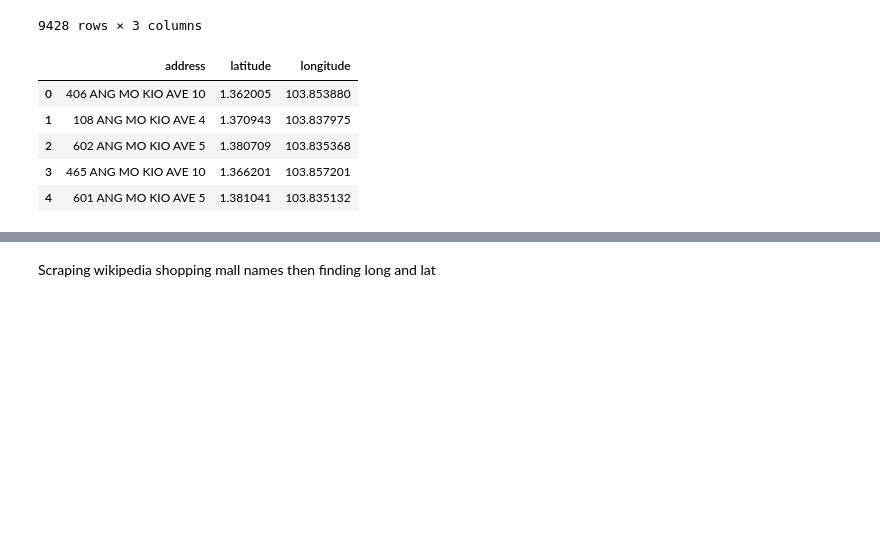
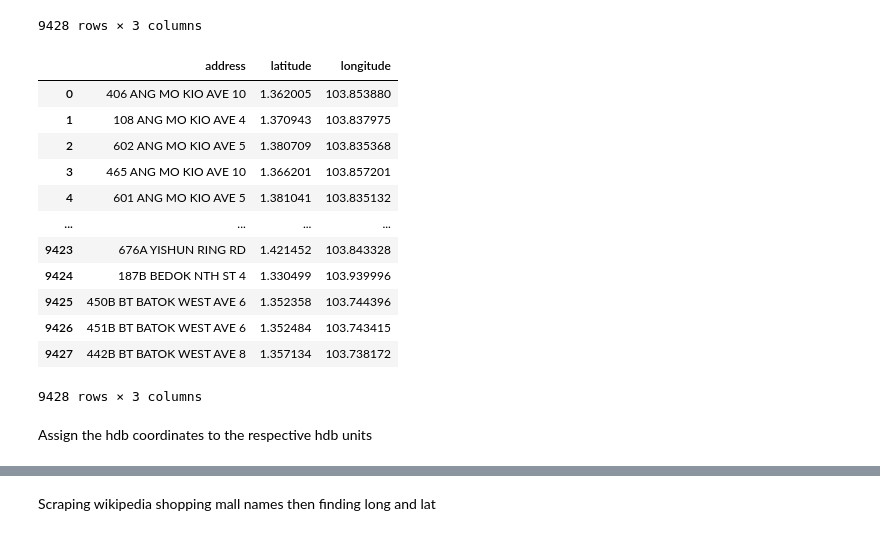
Before and after one commit to raychng/bt4222-project, a Jupyter notebook: data-cleaning.ipynb, the cells around one changed output, grey strips where cells are left out. Saved outputs shown, nothing was run; the diff lists cells and outputs as text; code cells hidden in the pictures; blank space fills up the shorter version.

```diff
--- a/data-cleaning.ipynb
+++ b/data-cleaning.ipynb
@@ -340,11 +340,20 @@ hdb_coordinates_df.to_csv('hdb_coordinates.csv')
 # %%
 hdb_coordinates_df = pd.read_csv('hdb_coordinates.csv', index_col=0)
 # %%
-hdb_coordinates_df.head()
+hdb_coordinates_df
 # %% [output]
 |  | address | latitude | longitude |
 | 0 | 406 ANG MO KIO AVE 10 | 1.362005 | 103.853880 |
 | 1 | 108 ANG MO KIO AVE 4 | 1.370943 | 103.837975 |
 | 2 | 602 ANG MO KIO AVE 5 | 1.380709 | 103.835368 |
 | 3 | 465 ANG MO KIO AVE 10 | 1.366201 | 103.857201 |
 | 4 | 601 ANG MO KIO AVE 5 | 1.381041 | 103.835132 |
+| ... | ... | ... | ... |
+| 9423 | 676A YISHUN RING RD | 1.421452 | 103.843328 |
+| 9424 | 187B BEDOK NTH ST 4 | 1.330499 | 103.939996 |
+| 9425 | 450B BT BATOK WEST AVE 6 | 1.352358 | 103.744396 |
+| 9426 | 451B BT BATOK WEST AVE 6 | 1.352484 | 103.743415 |
+| 9427 | 442B BT BATOK WEST AVE 8 | 1.357134 | 103.738172 |
+9428 rows × 3 columns
+# %% [markdown]
+Assign the hdb coordinates to the respective hdb units
```
Also changed, not shown: parts of 6 cells of this notebook, 3 other files.
